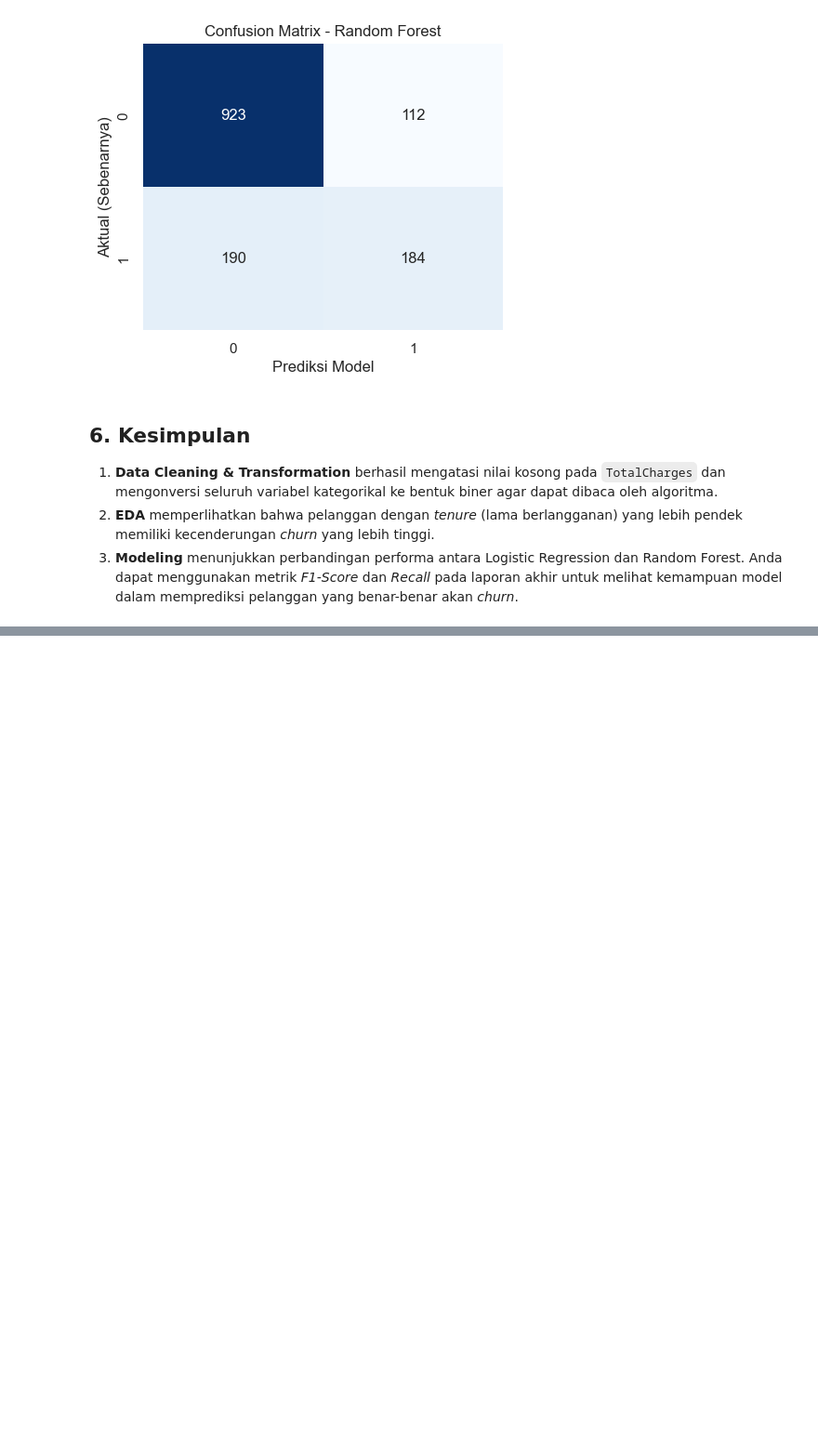
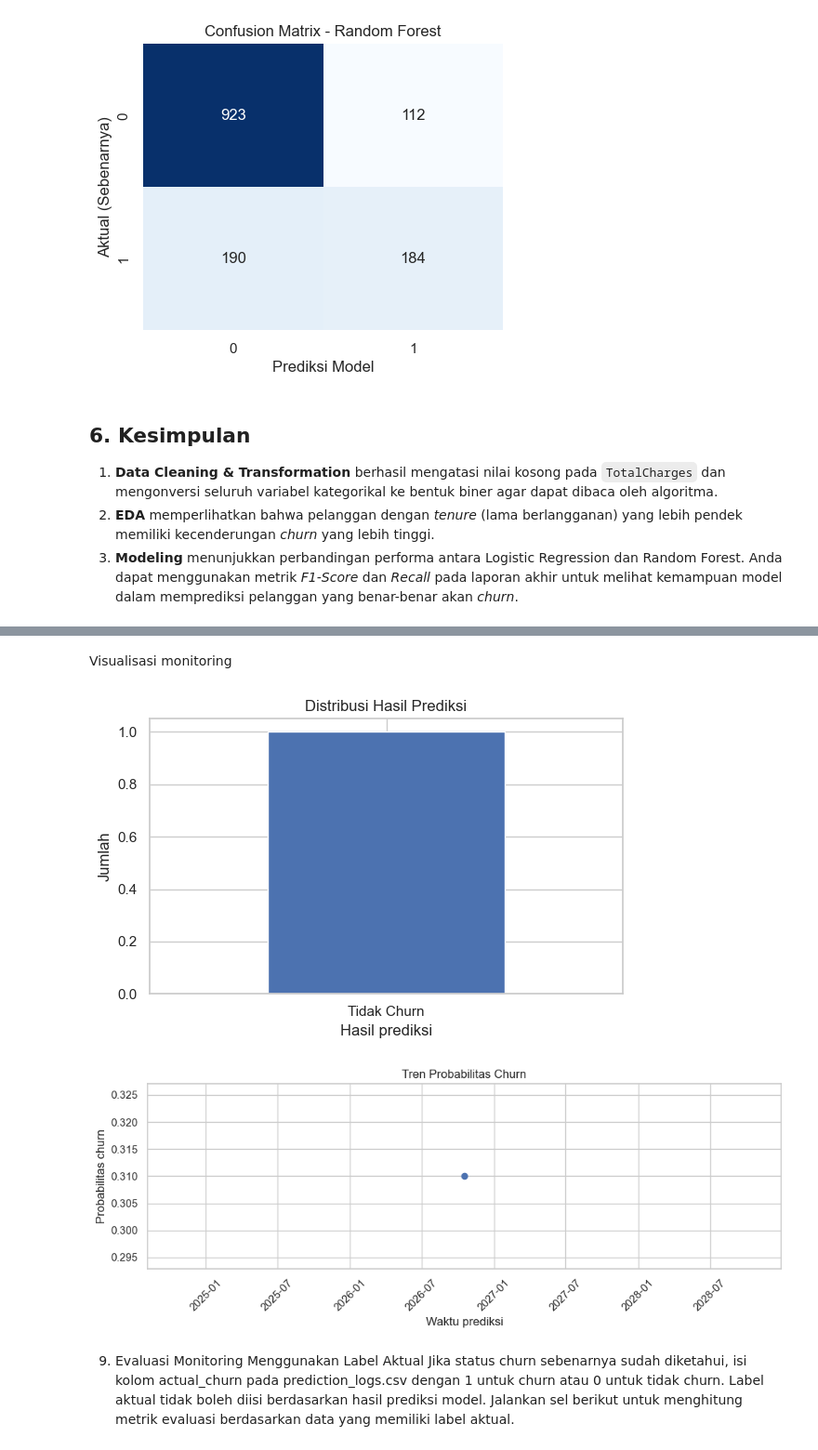
Before and after one commit to azraris-10/PrediksiCustomerChurn, a Jupyter notebook: PrediksiCustomerChurn.ipynb, the cells around one changed output, grey strips where cells are left out. Shown at 93% size. Cells and saved outputs as stored; diff of their text form; code cells hidden in the pictures; blank space fills up the shorter version.

```diff
--- a/PrediksiCustomerChurn.ipynb
+++ b/PrediksiCustomerChurn.ipynb
@@ -236,0 +407,41 @@ plt.show()
+# %% [markdown]
+Visualisasi monitoring
+# %%
+logs = load_prediction_logs()
+
+if logs.empty:
+    print("Belum ada data untuk divisualisasikan.")
+else:
+    # Grafik jumlah prediksi per kelas
+    jumlah_per_kelas = logs["predicted_churn"].map({
+        0: "Tidak Churn",
+        1: "Churn"
+    }).value_counts()
+
+    jumlah_per_kelas.plot(kind="bar", figsize=(6, 4), title="Distribusi Hasil Prediksi")
+    plt.xlabel("Hasil prediksi")
+    plt.ylabel("Jumlah")
+    plt.xticks(rotation=0)
+    plt.tight_layout()
+    plt.show()
+
+    # Grafik probabilitas churn dari waktu ke waktu
+    tren = logs.dropna(
+        subset=["timestamp", "churn_probability"]
+    ).sort_values("timestamp")
+
+    if not tren.empty:
+        plt.figure(figsize=(10, 4))
+        plt.plot(tren["timestamp"], tren["churn_probability"], marker="o")
+        plt.title("Tren Probabilitas Churn")
+        plt.xlabel("Waktu prediksi")
+        plt.ylabel("Probabilitas churn")
+        plt.xticks(rotation=45)
+        plt.tight_layout()
+        plt.show()
+# %% [output]
+[figure, added]
+[figure, added]
+# %% [markdown]
+9. Evaluasi Monitoring Menggunakan Label Aktual
+Jika status churn sebenarnya sudah diketahui, isi kolom actual_churn pada prediction_logs.csv dengan 1 untuk churn atau 0 untuk tidak churn. Label aktual tidak boleh diisi berdasarkan hasil prediksi model. Jalankan sel berikut untuk menghitung metrik evaluasi berdasarkan data yang memiliki label aktual.
```
Also changed, not shown: parts of 10 cells of this notebook.
